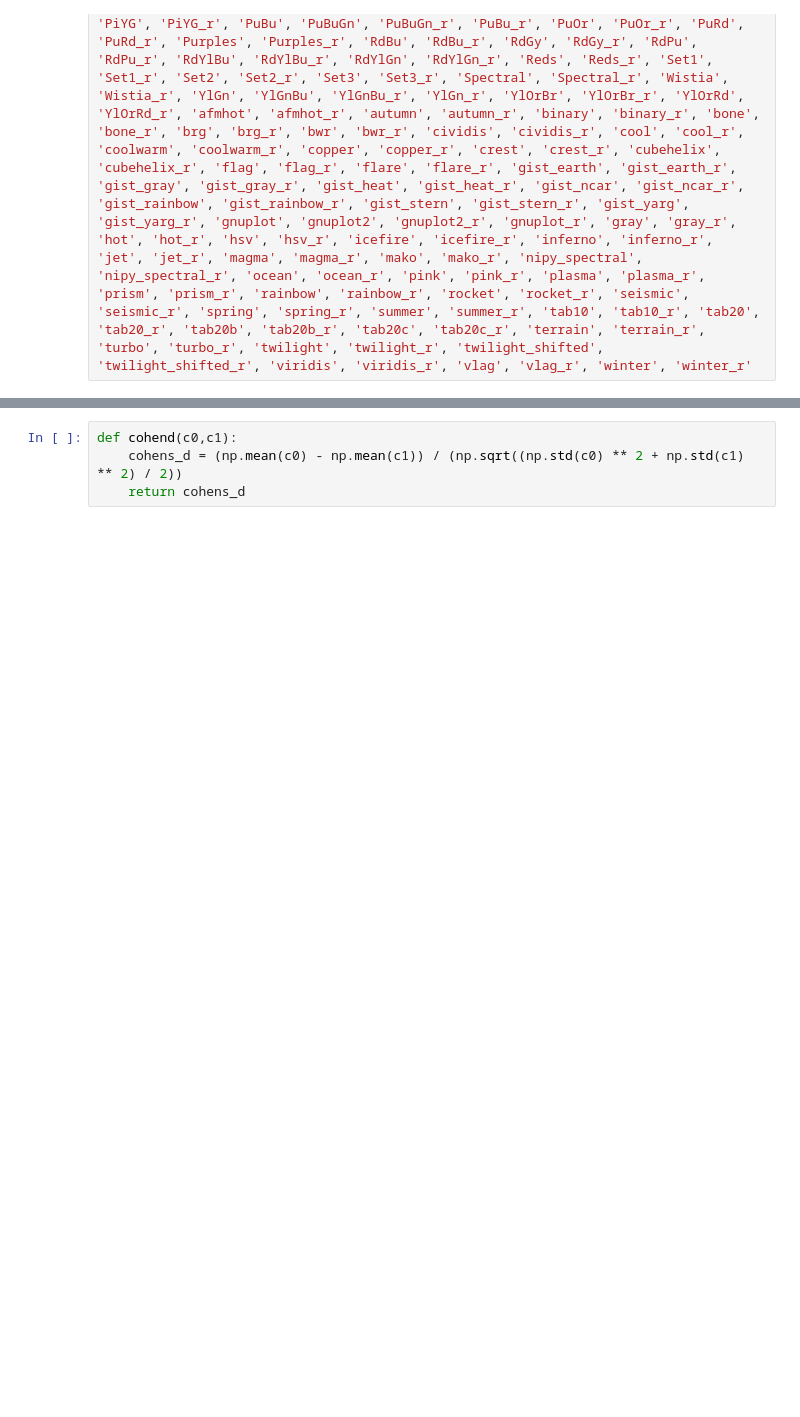
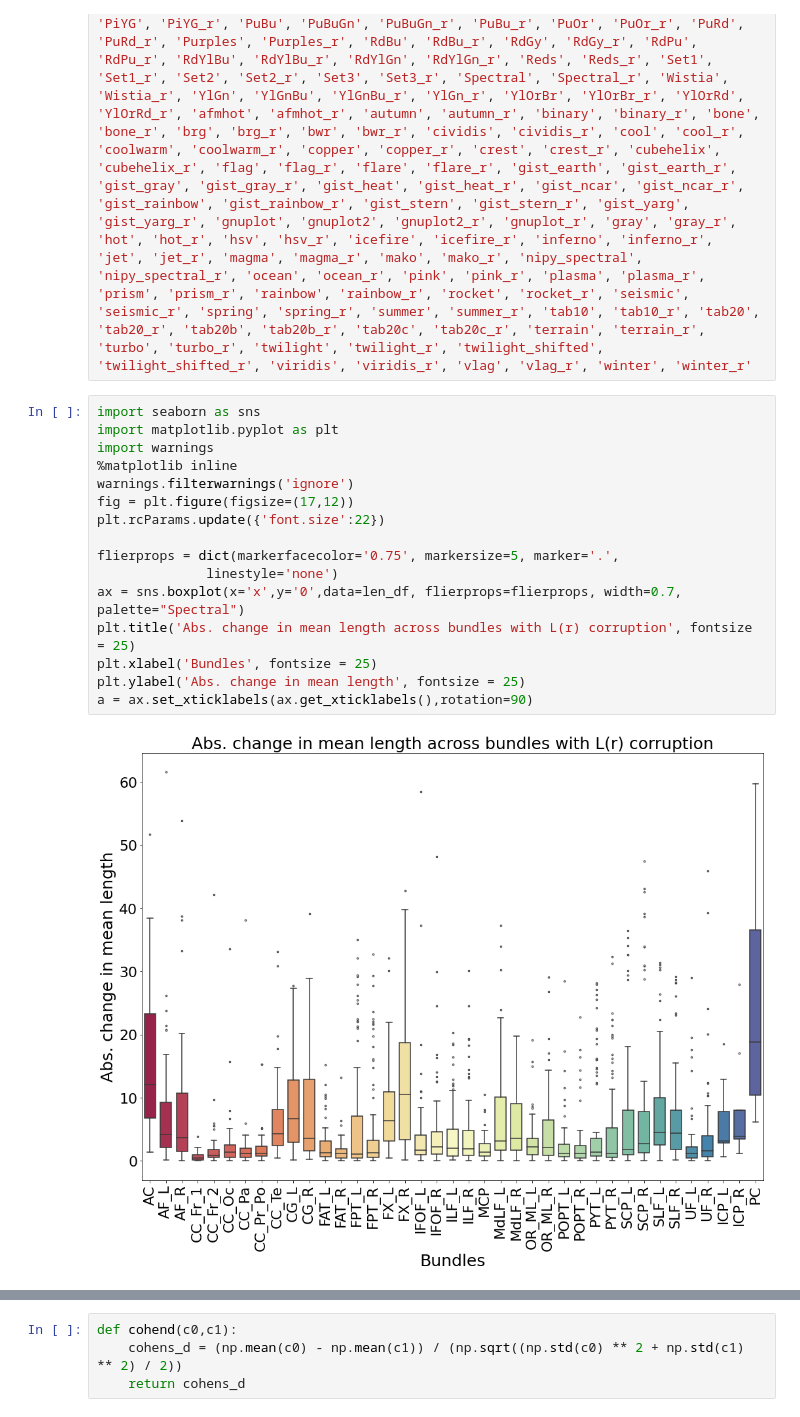
Before and after one commit to MASILab/gradtensor, a Jupyter notebook: src/bundles_plot.ipynb, the cells around one changed output, grey strips where cells are left out. Saved outputs shown, nothing was run; the diff lists cells and outputs as text; blank space fills up the shorter version.

```diff
--- a/src/bundles_plot.ipynb
+++ b/src/bundles_plot.ipynb
@@ -243 +227,19 @@ a = ax.set_xticklabels(ax.get_xticklabels(),rotation=90)
+# %%
+import seaborn as sns
+import matplotlib.pyplot as plt
+import warnings
+%matplotlib inline
+warnings.filterwarnings('ignore')
+fig = plt.figure(figsize=(17,12))
+plt.rcParams.update({'font.size':22})
+
+flierprops = dict(markerfacecolor='0.75', markersize=5, marker='.',
+              linestyle='none')
+ax = sns.boxplot(x='x',y='0',data=len_df, flierprops=flierprops, width=0.7, palette="Spectral")
+plt.title('Abs. change in mean length across bundles with L(r) corruption', fontsize = 25)
+plt.xlabel('Bundles', fontsize = 25)
+plt.ylabel('Abs. change in mean length', fontsize = 25)
+a = ax.set_xticklabels(ax.get_xticklabels(),rotation=90)
+# %% [output]
+[figure, added]
 # %%
```
Also changed, not shown: parts of 11 cells of this notebook, 3 other files.
